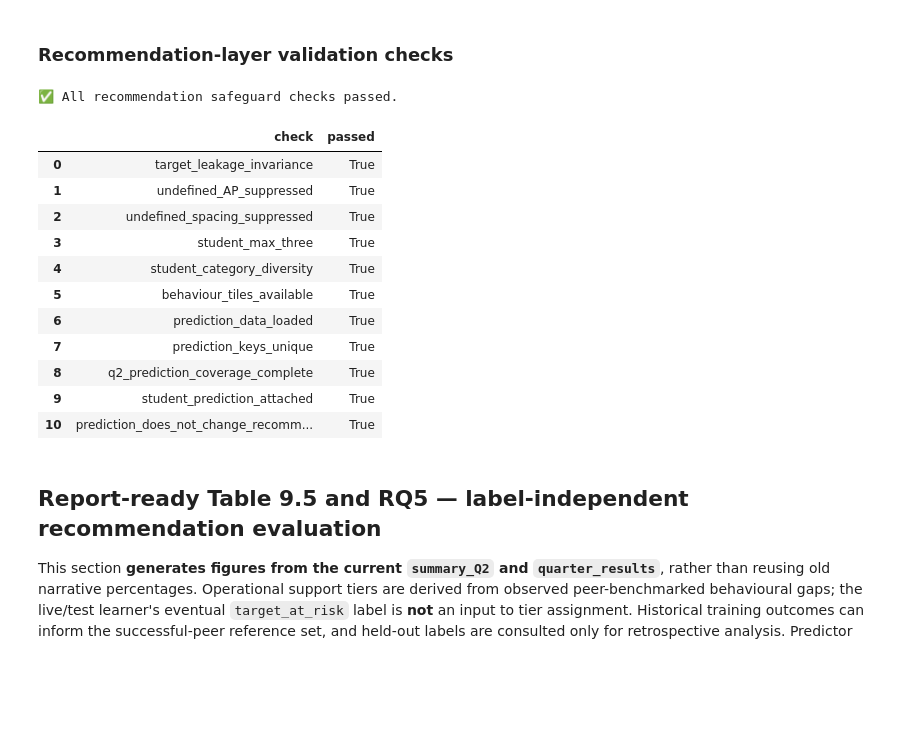
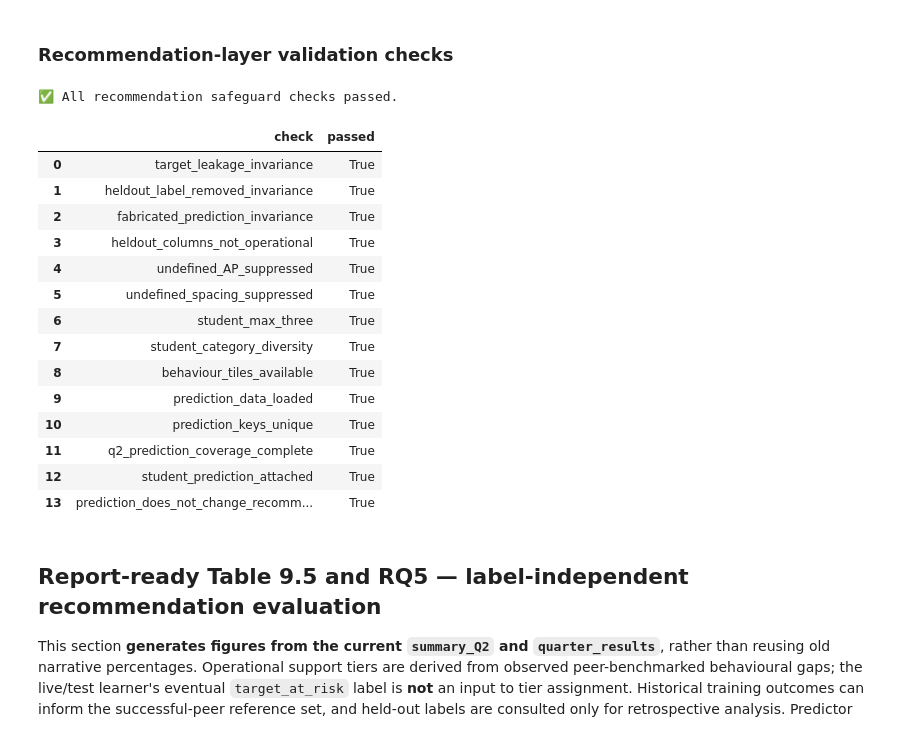
Before and after one commit to Anu-shree-S/oulad-clustered-student-engagement, a Jupyter notebook: notebooks/OULAD_recommendation_updated.ipynb, the cells around one changed output. Drawn from its saved outputs; the diff is of its cells as text; code cells hidden in the pictures; blank space fills up the shorter version.

Commit message:
REcommendation updated Table 9.5

```diff
--- a/notebooks/OULAD_recommendation_updated.ipynb
+++ b/notebooks/OULAD_recommendation_updated.ipynb
@@ -5378,7 +5417,7 @@ def get_student_dashboard_data(
             "error": f"Student {student_id} was not found in {code_module} / {code_presentation}.",
         }
 
-    student_row = match.iloc[0]
+    student_row = _operational_student_view(match.iloc[0])
 
     # Student UI: maximum three, one per broad support category.
     student_top_n = min(max(int(top_n), 0), 3)
@@ -5893,7 +5932,11 @@ def _evaluate_cohort(
         quarter=quarter,
     )
 
-    for _, student_row in ml_live_df.iterrows():
+    for _, evaluation_row in ml_live_df.iterrows():
+        # Keep the held-out final outcome ONLY for retrospective scoring; the
+        # operational learner row supplied below contains no outcome label.
+        at_risk = int(evaluation_row.get("target_at_risk", -1))
+        student_row = _operational_student_view(evaluation_row)
         recs, _, cluster_meta, _, tier_info = generate_recommendations(
             student_row=student_row,
             ml_train_df=ml_train_df,
@@ -5908,8 +5951,8 @@ def _evaluate_cohort(
             max_per_category=max_per_category,
         )
 
-        # Evaluation-only future outcome label.
-        at_risk = int(student_row.get("target_at_risk", -1))
+        # 'at_risk' was saved separately from evaluation_row BEFORE inference;
+        # the recommendation function never sees it.
 
         tier = tier_info["tier"]
         intervention = _intervention_level(tier)
@@ -6003,6 +6046,10 @@ def _evaluate_cohort(
         quarter=quarter,
     )
 
+    # Table 9.5 must only use freshly generated outcome-blind recommendations.
+    # The report checks this tag and refuses stale cached data.
+    summary_df.attrs["recommendation_logic_version"] = RECOMMENDATION_LOGIC_VERSION
+    gap_df.attrs["recommendation_logic_version"] = RECOMMENDATION_LOGIC_VERSION
     return summary_df, gap_df
 # %%
 # Build administrator dashboard data
@@ -7194,6 +7241,35 @@ def validate_recommendation_safeguards():
     sig_b = [(r["feature"], r["priority"], r["gap_severity"]) for r in rec_b]
     results["target_leakage_invariance"] = (
         sig_a == sig_b and tier_a["tier"] == tier_b["tier"]
+    )
+
+    # New, stronger assertions: removing the label entirely and fabricating
+    # prediction fields must also leave behavioural recommendations unchanged.
+    redacted = _operational_student_view(original)
+    fabricated_prediction = original.copy()
+    fabricated_prediction["predicted_class"] = 1
+    fabricated_prediction["risk_probability"] = 0.999
+    redacted_recs, _, _, _, redacted_tier = generate_recommendations(
+        redacted, train_df, feature_cols, cluster_col, weights,
+        quarter="Q2", top_n=5, vle_df=vle,
+    )
+    predicted_recs, _, _, _, predicted_tier = generate_recommendations(
+        fabricated_prediction, train_df, feature_cols, cluster_col, weights,
+        quarter="Q2", top_n=5, vle_df=vle,
+    )
+    def _rec_signature(recs):
+        return [(r["feature"], r["priority"], r["gap_severity"]) for r in recs]
+    results["heldout_label_removed_invariance"] = (
+        sig_a == _rec_signature(redacted_recs)
+        and tier_a["tier"] == redacted_tier["tier"]
+    )
+    results["fabricated_prediction_invariance"] = (
+        sig_a == _rec_signature(predicted_recs)
+        and tier_a["tier"] == predicted_tier["tier"]
+    )
+    results["heldout_columns_not_operational"] = (
+        not set(_operational_student_view(original).index)
+        .intersection(_RECOMMENDATION_NONOPERATIONAL_FIELDS)
     )
 
     # 2) AP missingness safeguard.
@@ -7315,43 +7391,46 @@ def validate_recommendation_safeguards():
         (r.get("technical_feature"), r.get("priority"), r.get("severity_score"))
         for r in student_payload.get("recommendations", [])
     ]
     rec_sig_without = [
         (r.get("technical_feature"), r.get("priority"), r.get("severity_score"))
         for r in student_without_prediction.get("recommendations", [])
     ]
     results["prediction_does_not_change_recommendations"] = (
         rec_sig_with == rec_sig_without
         and student_payload.get("intervention_tier")
         == student_without_prediction.get("intervention_tier")
     )
 
     validation_df = pd.DataFrame(
         [{"check": k, "passed": bool(v)} for k, v in results.items()]
     )
 
     if not validation_df["passed"].all():
         failed = validation_df.loc[~validation_df["passed"], "check"].tolist()
         raise AssertionError(f"Recommendation safeguard check(s) failed: {failed}")
 
     print("✅ All recommendation safeguard checks passed.")
     return validation_df
 
 recommendation_validation = validate_recommendation_safeguards()
 recommendation_validation
 # %% [output]
 ✅ All recommendation safeguard checks passed.
 |  | check | passed |
 | 0 | target_leakage_invariance | True |
-| 1 | undefined_AP_suppressed | True |
-| 2 | undefined_spacing_suppressed | True |
-| 3 | student_max_three | True |
-| 4 | student_category_diversity | True |
-| 5 | behaviour_tiles_available | True |
-| 6 | prediction_data_loaded | True |
-| 7 | prediction_keys_unique | True |
-| 8 | q2_prediction_coverage_complete | True |
-| 9 | student_prediction_attached | True |
-| 10 | prediction_does_not_change_recomm... | True |
+| 1 | heldout_label_removed_invariance | True |
+| 2 | fabricated_prediction_invariance | True |
+| 3 | heldout_columns_not_operational | True |
+| 4 | undefined_AP_suppressed | True |
+| 5 | undefined_spacing_suppressed | True |
+| 6 | student_max_three | True |
+| 7 | student_category_diversity | True |
+| 8 | behaviour_tiles_available | True |
+| 9 | prediction_data_loaded | True |
+| 10 | prediction_keys_unique | True |
+| 11 | q2_prediction_coverage_complete | True |
+| 12 | student_prediction_attached | True |
+| 13 | prediction_does_not_change_recomm... | True |
 # %% [markdown]
 ## Report-ready Table 9.5 and RQ5 — label-independent recommendation evaluation
 
```
Also changed, not shown: parts of 5 cells of this notebook.
